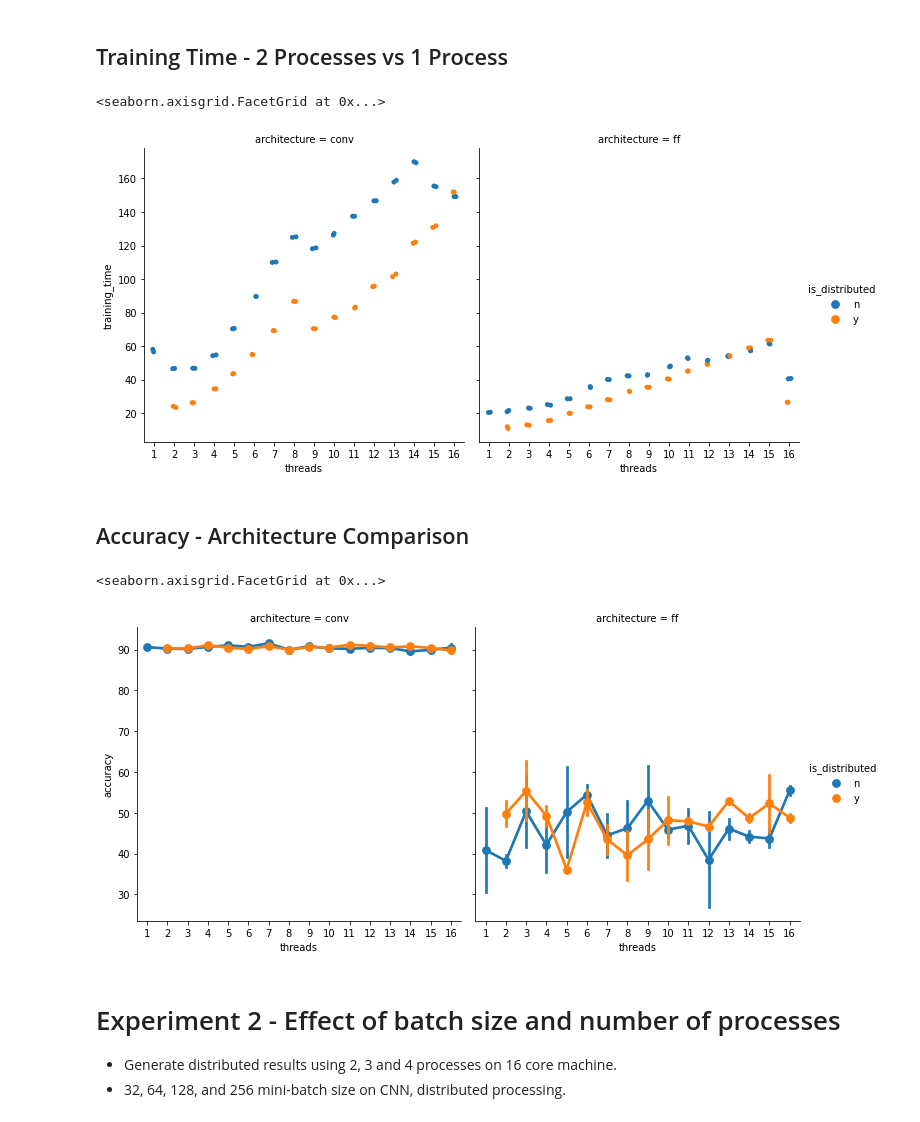
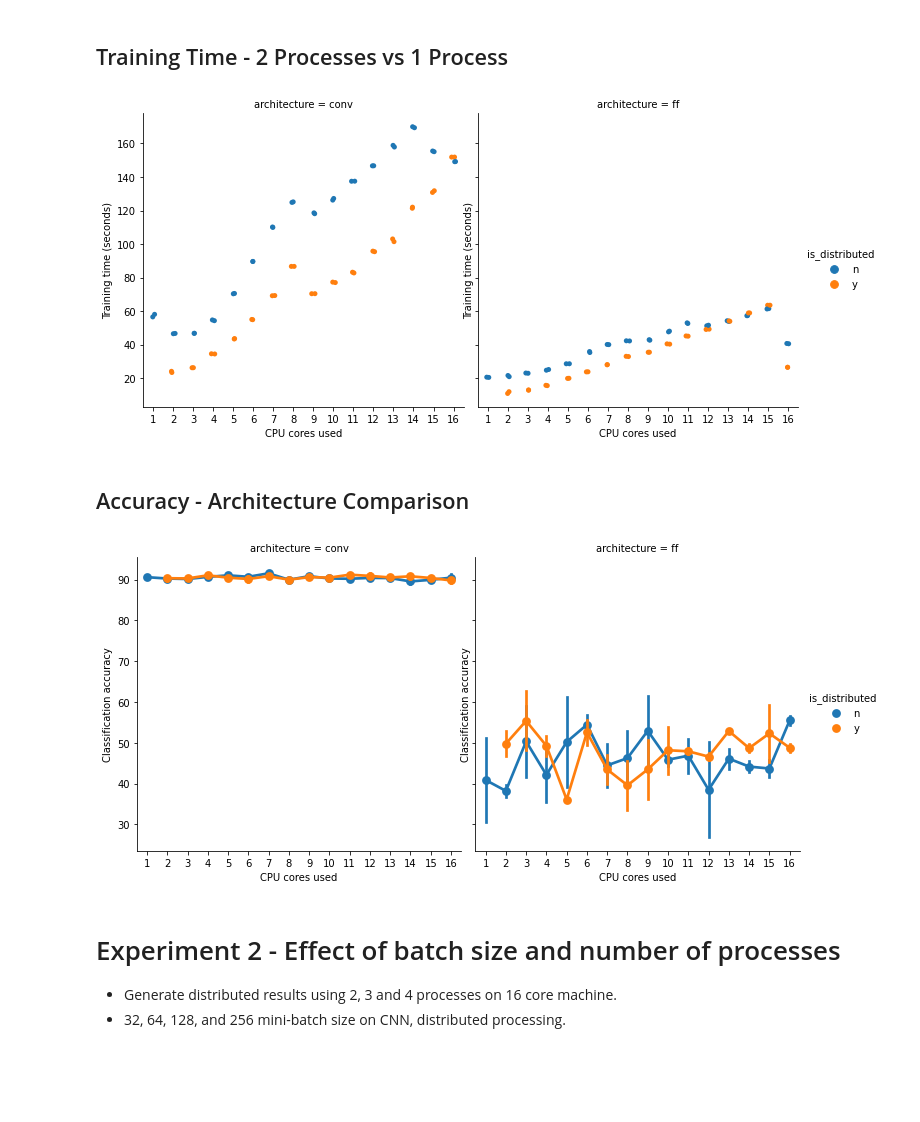
Before and after one commit to samkellerhals/parallel-deep-networks, a Jupyter notebook: src/evaluation/visualise.ipynb, the cells around one changed output. Saved outputs shown, nothing was run; the diff lists cells and outputs as text; code cells hidden in the pictures; blank space fills up the shorter version.

```diff
--- a/src/evaluation/visualise.ipynb
+++ b/src/evaluation/visualise.ipynb
@@ -18,17 +18,15 @@ metrics.head()
 # %% [markdown]
 ## Training Time - 2 Processes vs 1 Process
 # %%
-sns.catplot(x='threads', y='training_time', hue='is_distributed', kind='strip', col='architecture', data=metrics)
+sns.catplot(x='threads', y='training_time', hue='is_distributed', kind='strip', col='architecture', data=metrics, ).set(xlabel='CPU cores used', ylabel='Training time (seconds)').savefig('line_chart_dist_vs_seq.png')
 # %% [output]
-<seaborn.axisgrid.FacetGrid at 0x...>
-[figure, old version]
+[figure, new version]
 # %% [markdown]
 ## Accuracy - Architecture Comparison
 # %%
-sns.catplot(x='threads', y='accuracy', hue='is_distributed', kind='point', col='architecture', data=metrics)
+sns.catplot(x='threads', y='accuracy', hue='is_distributed', kind='point', col='architecture', data=metrics).set(xlabel='CPU cores used', ylabel='Classification accuracy').savefig('line_chart_accuracy_comparison_arch.png')
 # %% [output]
-<seaborn.axisgrid.FacetGrid at 0x...>
-[figure, old version]
+[figure, new version]
 # %% [markdown]
 # Experiment 2 - Effect of batch size and number of processes
 - Generate distributed results using 2, 3 and 4 processes on 16 core machine.
```
Also changed, not shown: parts of 13 cells of this notebook, 7 other files.
